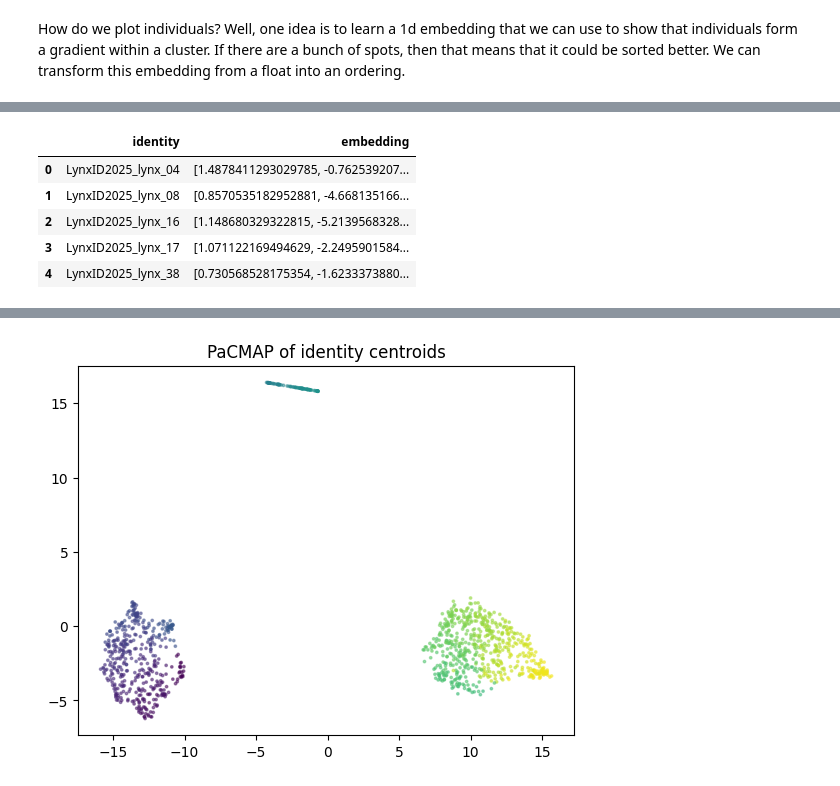
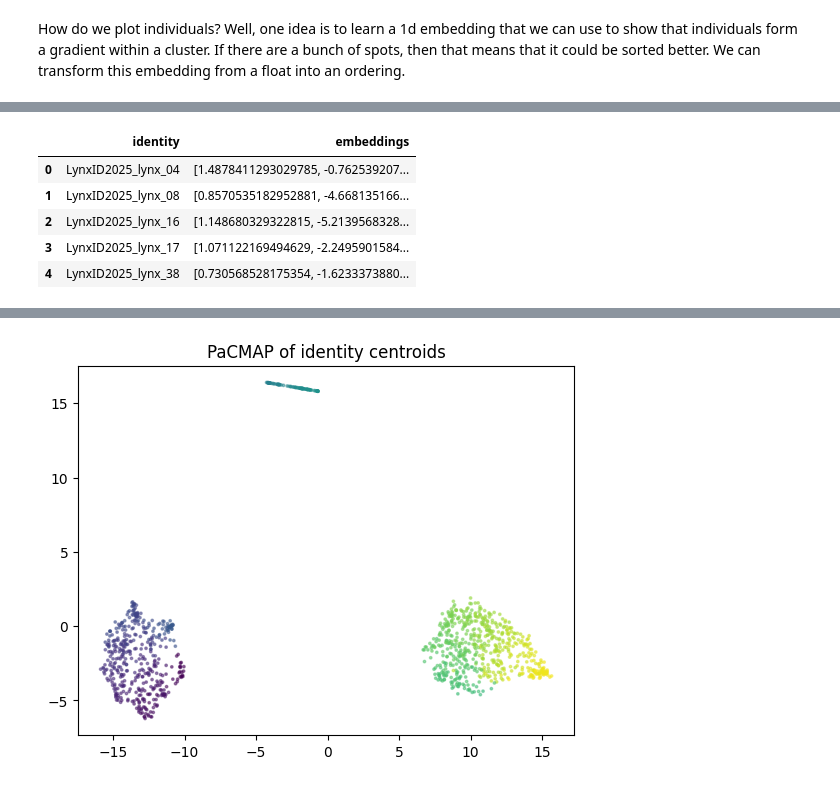
Before and after one commit to dsgt-arc/animalclef-2025, a Jupyter notebook: notebooks/eda/20250508-acm-triplet-embedings.ipynb, the cells around one changed output, grey strips where cells are left out. Drawn from its saved outputs; the diff is of its cells as text; code cells hidden in the pictures.

```diff
--- a/notebooks/eda/20250508-acm-triplet-embedings.ipynb
+++ b/notebooks/eda/20250508-acm-triplet-embedings.ipynb
@@ -138,7 +139,7 @@ ids = (
     .agg(F.collect_list("embeddings").alias("embeddings"))
     .select(
         "identity",
-        mean_embedding("embeddings").alias("embedding"),
+        mean_embedding("embeddings").alias("embeddings"),
     )
     .toPandas()
 )
@@ -147,4 +149,4 @@ display(ids.head())
-|  | identity | embedding |
+|  | identity | embeddings |
 | 0 | LynxID2025_lynx_04 | [1.4878411293029785, -0.762539207... |
 | 1 | LynxID2025_lynx_08 | [0.8570535182952881, -4.668135166... |
 | 2 | LynxID2025_lynx_16 | [1.148680329322815, -5.2139568328... |
```
Also changed, not shown: parts of 6 cells of this notebook, 1 other file.
